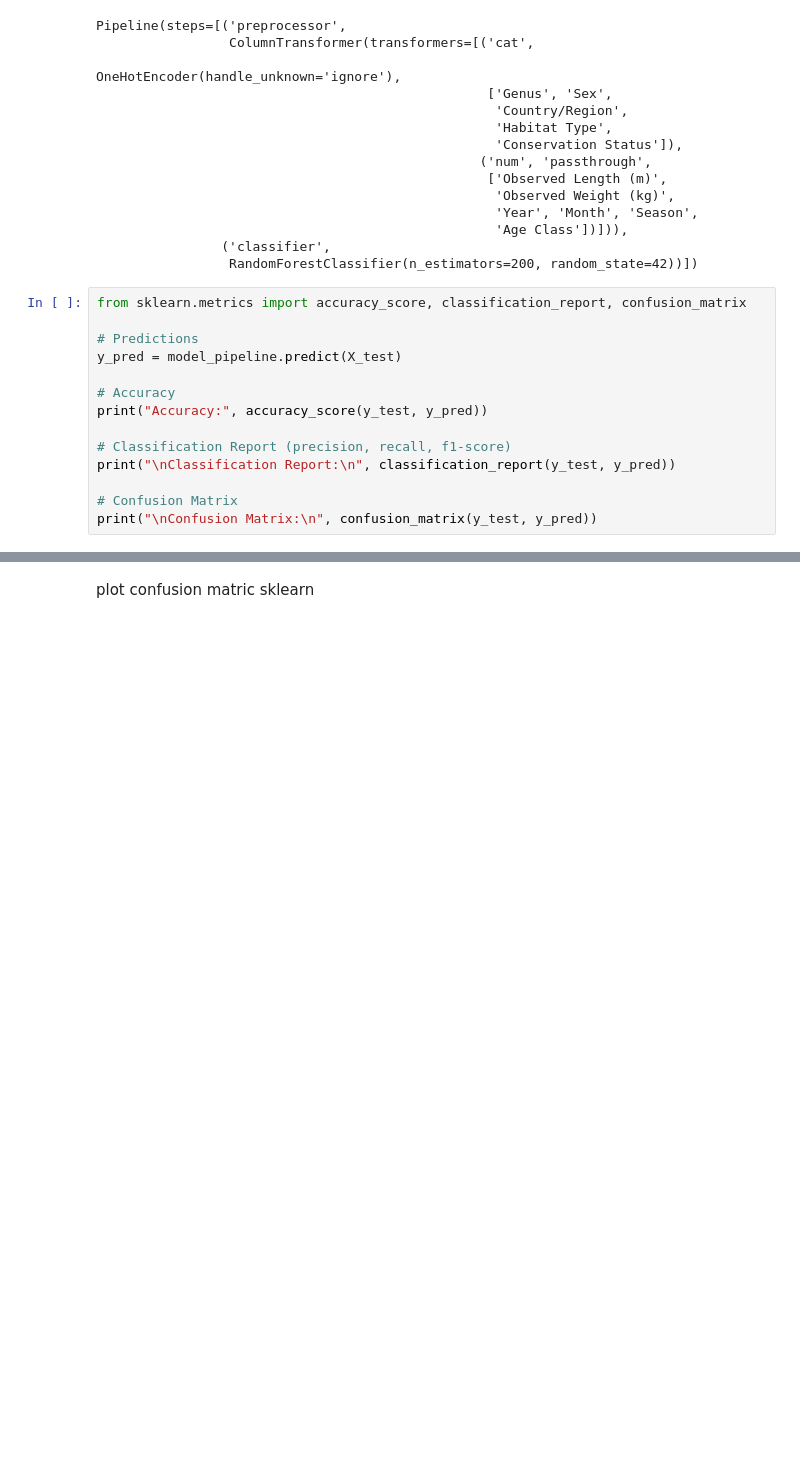
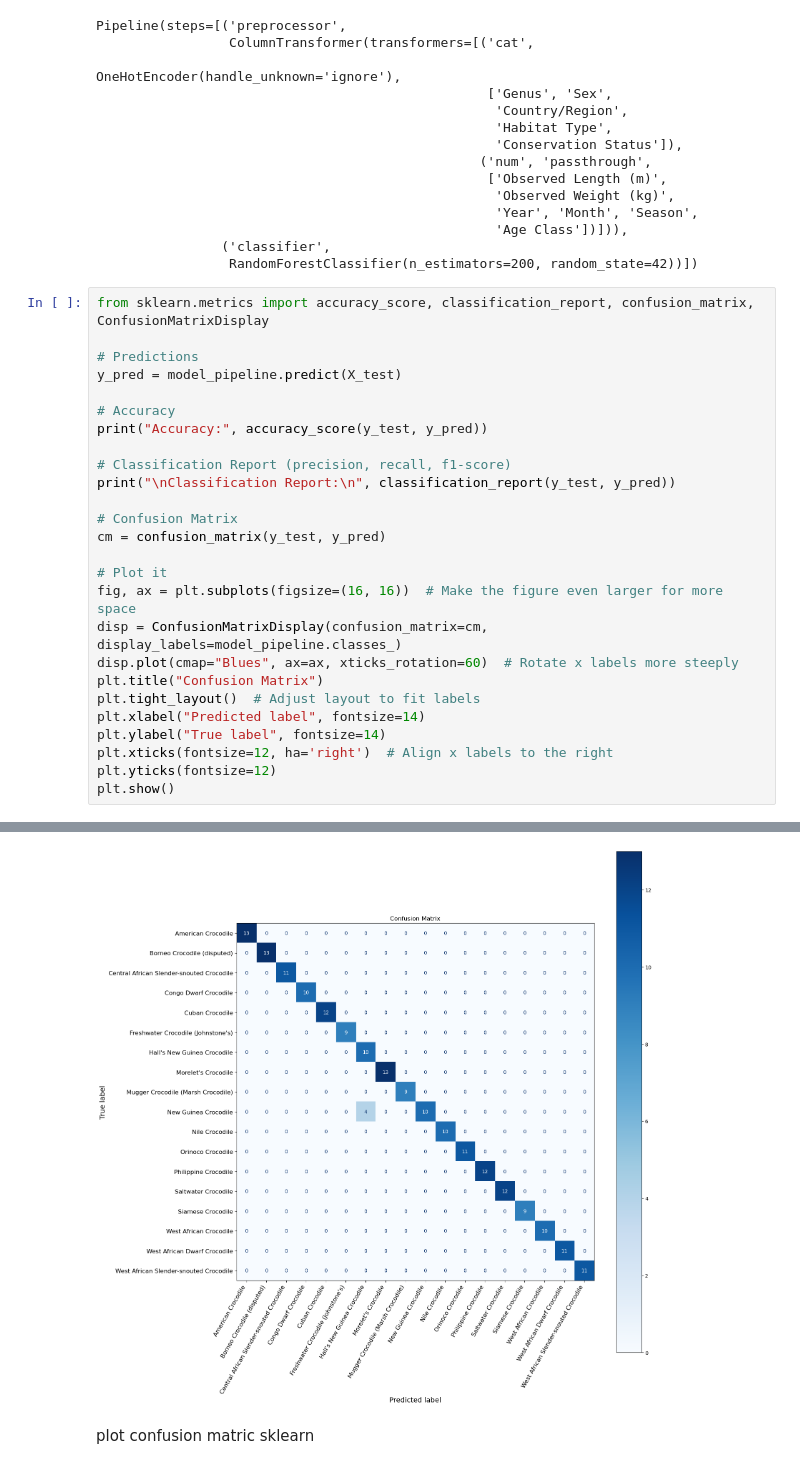
Before and after one commit to RyanWoodzell/Crocodile-Classification, a Jupyter notebook: Crocodile_Random_Forest.ipynb, the cells around one changed output, grey strips where cells are left out. Saved outputs shown, nothing was run; the diff lists cells and outputs as text; blank space fills up the shorter version.

```diff
--- a/Crocodile_Random_Forest.ipynb
+++ b/Crocodile_Random_Forest.ipynb
@@ -140,7 +140,7 @@ Pipeline(steps=[('preprocessor',
                 ('classifier',
                  RandomForestClassifier(n_estimators=200, random_state=42))])
 # %%
-from sklearn.metrics import accuracy_score, classification_report, confusion_matrix
+from sklearn.metrics import accuracy_score, classification_report, confusion_matrix, ConfusionMatrixDisplay
 
 # Predictions
 y_pred = model_pipeline.predict(X_test)
@@ -152,7 +152,19 @@ print("Accuracy:", accuracy_score(y_test, y_pred))
 print("\nClassification Report:\n", classification_report(y_test, y_pred))
 
 # Confusion Matrix
-print("\nConfusion Matrix:\n", confusion_matrix(y_test, y_pred))
+cm = confusion_matrix(y_test, y_pred)
+
+# Plot it
+fig, ax = plt.subplots(figsize=(16, 16))  # Make the figure even larger for more space
+disp = ConfusionMatrixDisplay(confusion_matrix=cm, display_labels=model_pipeline.classes_)
+disp.plot(cmap="Blues", ax=ax, xticks_rotation=60)  # Rotate x labels more steeply
+plt.title("Confusion Matrix")
+plt.tight_layout()  # Adjust layout to fit labels
+plt.xlabel("Predicted label", fontsize=14)
+plt.ylabel("True label", fontsize=14)
+plt.xticks(fontsize=12, ha='right')  # Align x labels to the right
+plt.yticks(fontsize=12)
+plt.show()
 # %% [output]
 Accuracy: 0.98
 
@@ -174,3 +186,4 @@ Central African Slender-snouted Crocodile       1.00      1.00      1.00
+[figure, added]
 # %% [markdown]
 plot confusion matric sklearn
 # %%
```
Also changed, not shown: parts of 1 cell of this notebook.
